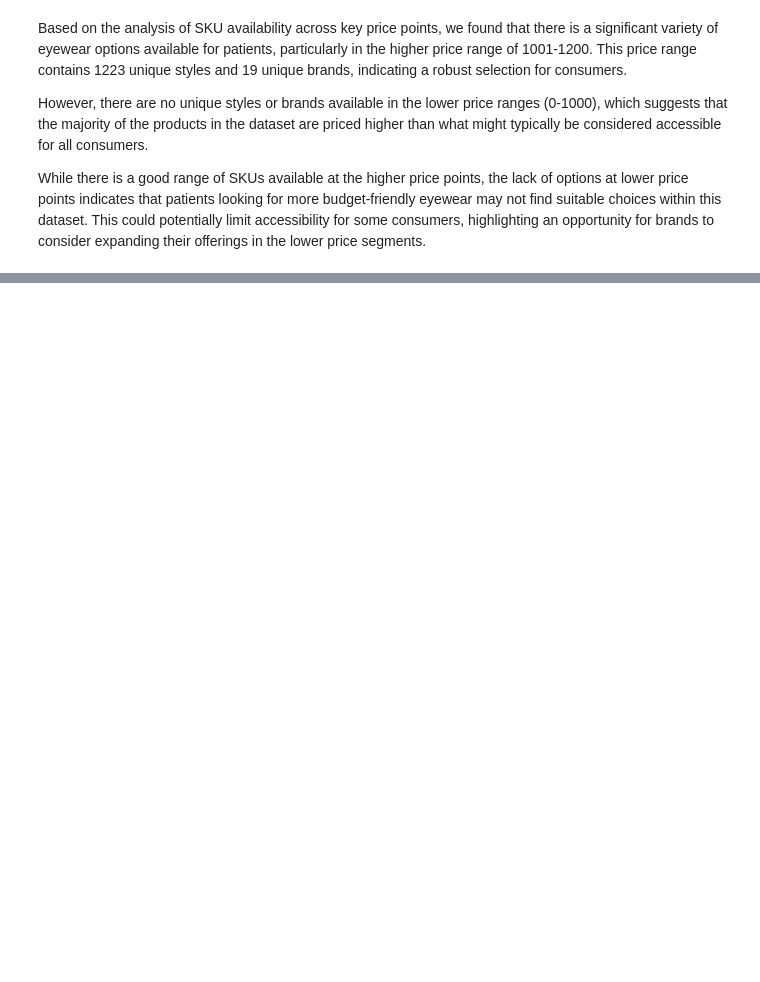
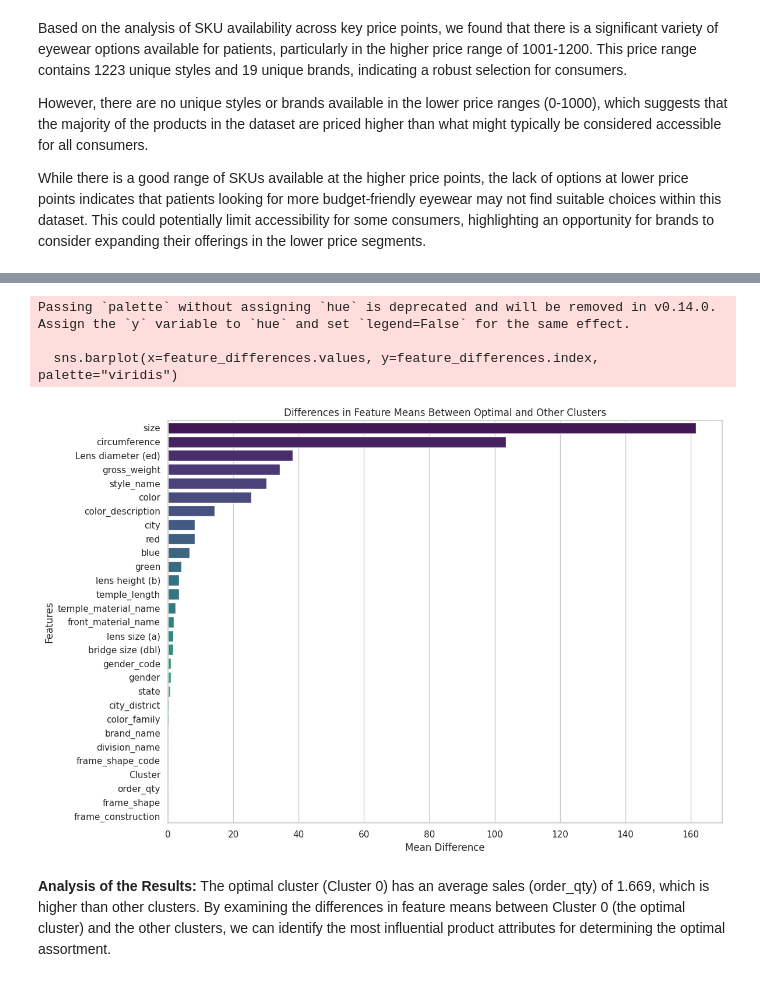
Before and after one commit to gmukku/Product-Assortment-Analysis, a Jupyter notebook: code/DSPM_Proj_Team_4.ipynb, the cells around one changed output, grey strips where cells are left out. Drawn from its saved outputs; the diff is of its cells as text; code cells hidden in the pictures; blank space fills up the shorter version.

```diff
--- a/code/DSPM_Proj_Team_4.ipynb
+++ b/code/DSPM_Proj_Team_4.ipynb
@@ -480,0 +610,3 @@ While there is a good range of SKUs available at the higher price points, the la
+# %%
+cluster_sales_summary = data.groupby('Cluster')['order_qty'].mean().sort_values(ascending=False)
+print(cluster_sales_summary)
@@ -480,0 +657,21 @@ While there is a good range of SKUs available at the higher price points, the la
+# %%
+# Step 1: Identify the optimal cluster(s) based on highest average sales
+optimal_cluster = cluster_sales_summary.idxmax()  # Find the cluster with the highest sales
+optimal_cluster_sales = cluster_sales_summary.max()  # Get the sales value of the optimal cluster
+
+print(f"The optimal cluster is: {optimal_cluster} with average sales of {optimal_cluster_sales}")
+
+# Step 2: Analyze feature contribution in the optimal cluster
+optimal_cluster_data = data[data['Cluster'] == optimal_cluster]
+
+# Get the means of all attributes in the optimal cluster
+optimal_cluster_means = optimal_cluster_data.mean()
+
+# Step 3: Compare this with the means of other clusters to identify distinguishing features
+other_clusters_data = data[data['Cluster'] != optimal_cluster]
+other_clusters_means = other_clusters_data.mean()
+
+# Calculate the differences between the optimal cluster and others for each feature
+feature_differences = (optimal_cluster_means - other_clusters_means).sort_values(ascending=False)
+print("Differences in feature means between optimal and other clusters:")
+print(feature_differences)
@@ -480,0 +696,17 @@ While there is a good range of SKUs available at the higher price points, the la
+# %%
+# Visualizing the differences in feature means between optimal and other clusters
+plt.figure(figsize=(12, 8))
+sns.barplot(x=feature_differences.values, y=feature_differences.index, palette="viridis")
+plt.title("Differences in Feature Means Between Optimal and Other Clusters")
+plt.xlabel("Mean Difference")
+plt.ylabel("Features")
+plt.tight_layout()
+plt.show()
+# %% [output]
+Passing `palette` without assigning `hue` is deprecated and will be removed in v0.14.0. Assign the `y` variable to `hue` and set `legend=False` for the same effect.
+
+  sns.barplot(x=feature_differences.values, y=feature_differences.index, palette="viridis")
+[figure, added]
+# %% [markdown]
+**Analysis of the Results:**
+The optimal cluster (Cluster 0) has an average sales (order_qty) of 1.669, which is higher than other clusters. By examining the differences in feature means between Cluster 0 (the optimal cluster) and the other clusters, we can identify the most influential product attributes for determining the optimal assortment.
```
Also changed, not shown: parts of 22 cells of this notebook.
